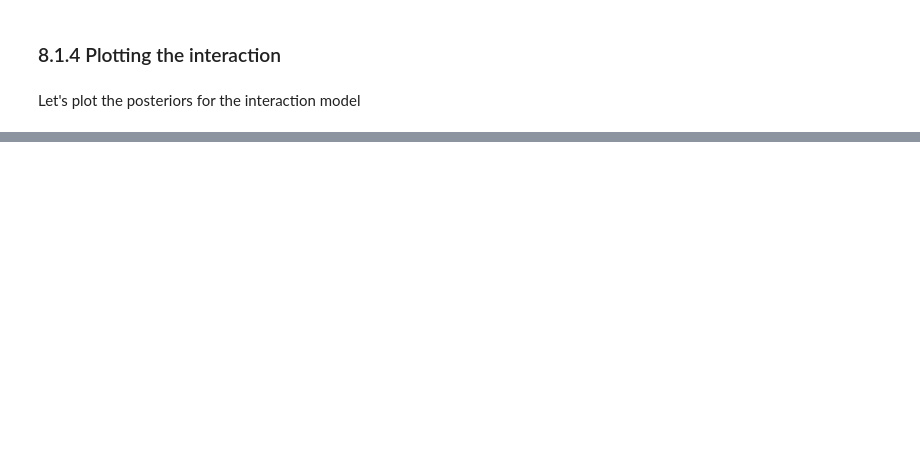
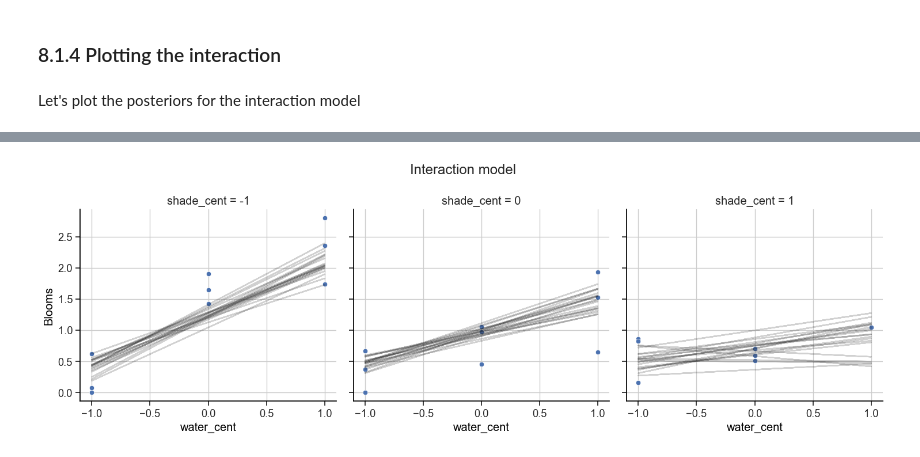
Before and after one commit to chris-leonard/statistical-rethinking, a Jupyter notebook: notes/chapter_8.ipynb, the cells around one changed output, grey strips where cells are left out. Cells and saved outputs as stored; diff of their text form; code cells hidden in the pictures; blank space fills up the shorter version.

```diff
--- a/notes/chapter_8.ipynb
+++ b/notes/chapter_8.ipynb
@@ -578,0 +809,36 @@ ax.legend(title="Continent");
+# %%
+coords = {
+    "obs": tulips.index,
+}
+with pm.Model(coords_mutable=coords) as m8_5:
+    # data
+    water_cent = pm.MutableData("water_cent", tulips.water_cent, dims="obs")
+    shade_cent = pm.MutableData("shade_cent", tulips.shade_cent, dims="obs")
+
+    # priors
+    alpha = pm.Normal("alpha", mu=0.5, sigma=0.25)
+    beta_w = pm.Normal("beta_w", mu=0, sigma=0.25)
+    beta_s = pm.Normal("beta_s", mu=0, sigma=0.25)
+    beta_ws = pm.Normal("beta_ws", mu=0, sigma=0.25)
+    sigma = pm.Exponential("sigma", lam=1)
+
+    # model
+    mu = pm.Deterministic(
+        "mu",
+        alpha
+        + beta_w * water_cent
+        + beta_s * shade_cent
+        + beta_ws * water_cent * shade_cent,
+        dims="obs",
+    )
+
+    # likelihood
+    blooms_std = pm.Normal(
+        "blooms_std", mu=mu, sigma=sigma, observed=tulips.blooms_std, dims="obs"
+    )
+
+    # inference
+    trace_8_5 = pm.sample(
+        random_seed=RANDOM_SEED,
+        idata_kwargs={"log_likelihood": True},
+    )
@@ -578,0 +950,11 @@ ax.legend(title="Continent");
+# %%
+# interaction model
+plot_tulips_posterior_samples_triptych(
+    tulips,
+    trace_8_5,
+    x_name="water_cent",
+    strat_name="shade_cent",
+    suptitle="Interaction model",
+);
+# %% [output]
+[figure, added]
```
Also changed, not shown: parts of 63 cells of this notebook, 1 other file.
